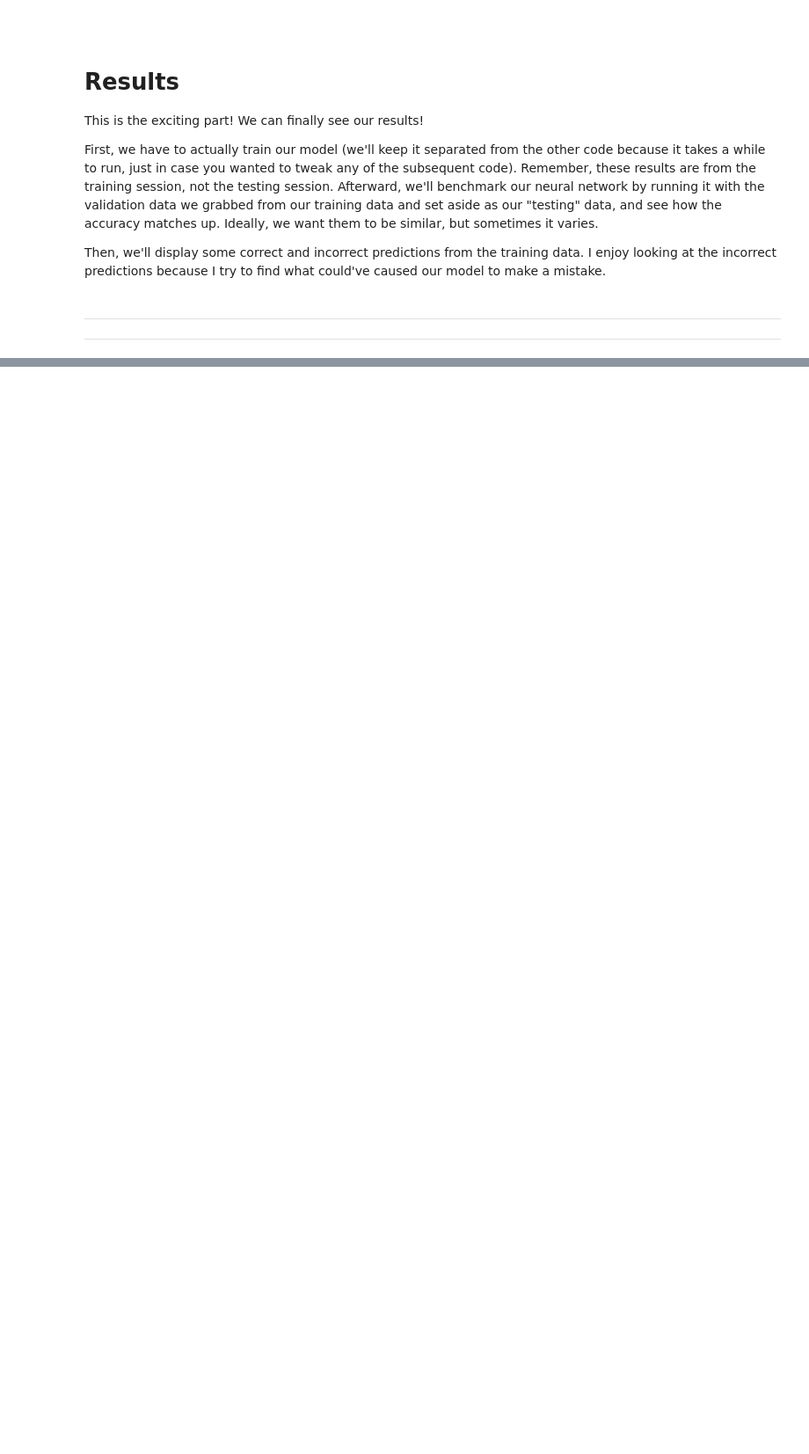
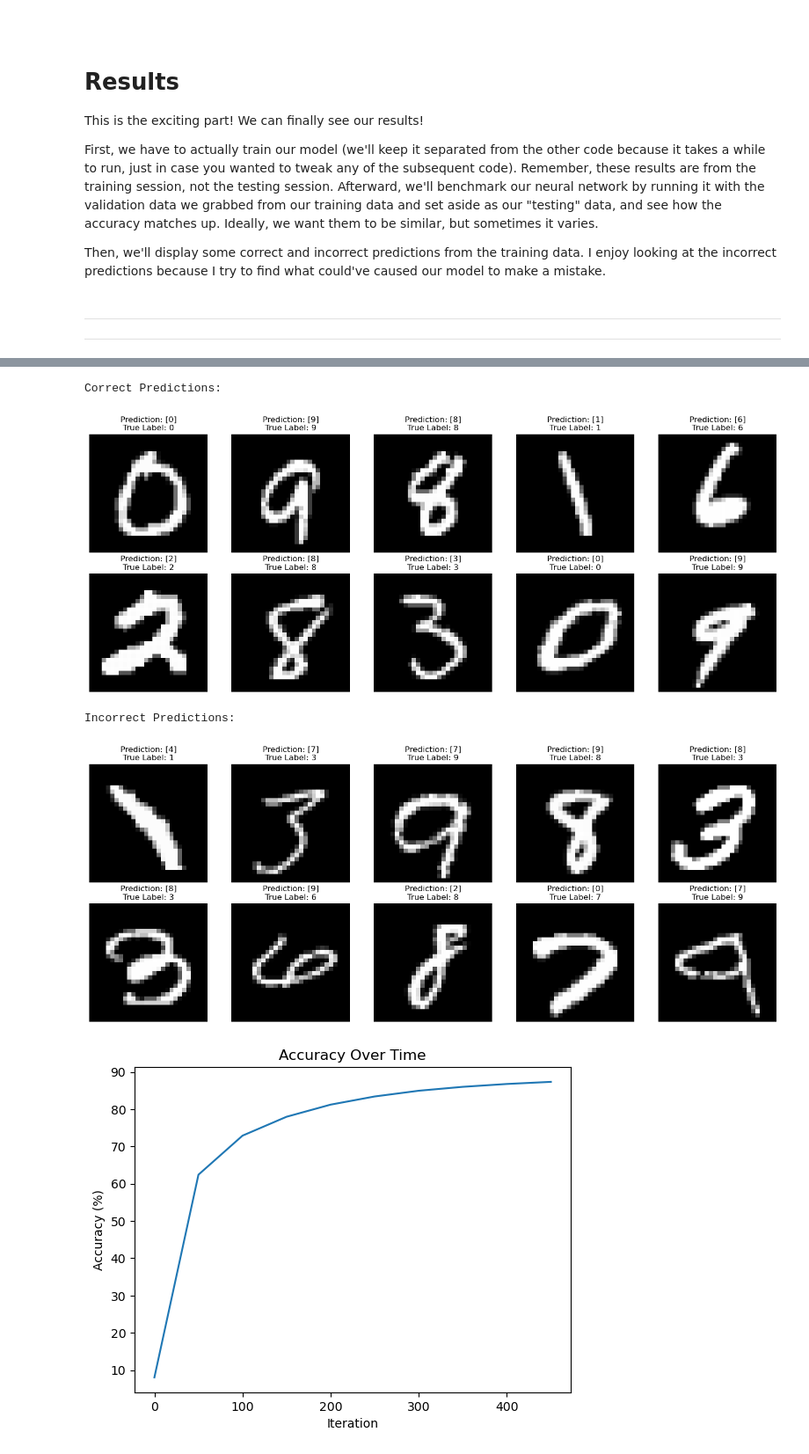
Before and after one commit to Logan-Locke/MNIST_Model_From_Scratch, a Jupyter notebook: Neural_Network.ipynb, the cells around one changed output, grey strips where cells are left out. Shown at 88% size. Saved outputs shown, nothing was run; the diff lists cells and outputs as text; code cells hidden in the pictures; blank space fills up the shorter version.

```diff
--- a/Neural_Network.ipynb
+++ b/Neural_Network.ipynb
@@ -474,49 +475,50 @@ That's forward propagation! We went from input features, to hidden layer activat
 # %%
 def ReLU(Z):
     """
-    Implements the rectified linear unit (ReLU) activation function
+    Implements the rectified linear unit (ReLU) activation function.
 
     Args:
-        Z: Pre-activation values
+        Z (np.array): Pre-activation values.
 
     Returns:
-        Vector of size Z where each element is represented as the maximum of that particular value and 0
+        Vector of size Z where each element is represented as the maximum of 0 and the corresponding element in Z.
     """
     return np.maximum(Z, 0)
 
 def softmax(Z):
     """
-    Implements the softmax activation function
+    Implements the softmax activation function.
 
     Args:
-        Z: Pre-activation values
+        Z (np.array): Pre-activation values.
 
     Returns:
-        Vector of probability values between 0 and 1
+        Vector of probability values between 0 and 1 that sums to 1.
     """
     return np.exp(Z) / sum(np.exp(Z))
 
 def forward_propagation(W1, b1, W2, b2, X):
     """
-    Implements the forward propagation function
+    Implements forward propagation, which calculates the pre-activation and activation values for each layer.
 
     Args:
-        W1: Matrix of weight values for the input layer and the hidden layer
-        b1: Vector of bias values for the input layer to the hidden layer
-        W2: Matrix of weight values for the hidden layer and the output layer
-        b2: Vector of bias values for the hidden layer to the output layer
-        X: Matrix of input features
+        W1 (np.array): Weight matrix for the hidden layer.
+        b1 (np.array): Bias vector for the hidden layer.
+        W2 (np.array): Weight matrix for the output layer.
+        b2 (np.array): Bias vector for the output layer.
+        X (np.array): Input features.
 
     Returns:
-        Z1: Vector of the dot product of W1 and X, plus the bias values b1
-        A1: Vector of activation values by applying ReLU to Z1
-        Z2: Vector of the dot product of W2 and A1, plus the bias values b2
-        A2: Vector of activation values by applying softmax to Z2
+        Z1 (np.array): Pre-activation values for the hidden layer.
+        A1 (np.array): Activation values for the hidden layer.
+        Z2 (np.array): Pre-activation values for the output layer.
+        A2 (np.array): Activation values for the output layer.
     """
     Z1 = W1.dot(X) + b1
     A1 = ReLU(Z1)
     Z2 = W2.dot(A1) + b2
     A2 = softmax(Z2)
+
     return Z1, A1, Z2, A2
 # %% [markdown]
 ---
@@ -1029,6 +1074,6 @@ Then, we'll display some correct and incorrect predictions from the training dat
 ---
 # %%
 # Train the model with the training data
-W1, b1, W2, b2 = gradient_descent(X_training, Y_training, 500, 0.25)
+W1, b1, W2, b2 = optimizer(X_training, Y_training, iterations=500, print_interval=100, graph_interval=50, alpha=0.15)
 # %% [output]
 Iteration: 0
@@ -1070,0 +1105,11 @@ Incorrect Predictions:
+# %%
+display_predictions(10, W1, b1, W2, b2, display_correct=True)
+display_predictions(10, W1, b1, W2, b2, display_correct=False)
+graph_accuracy()
+graph_cost()
+# %% [output]
+Correct Predictions:
+[figure, added]
+Incorrect Predictions:
+[figure, added]
+[figure, added]
```
Also changed, not shown: parts of 9 cells of this notebook.
